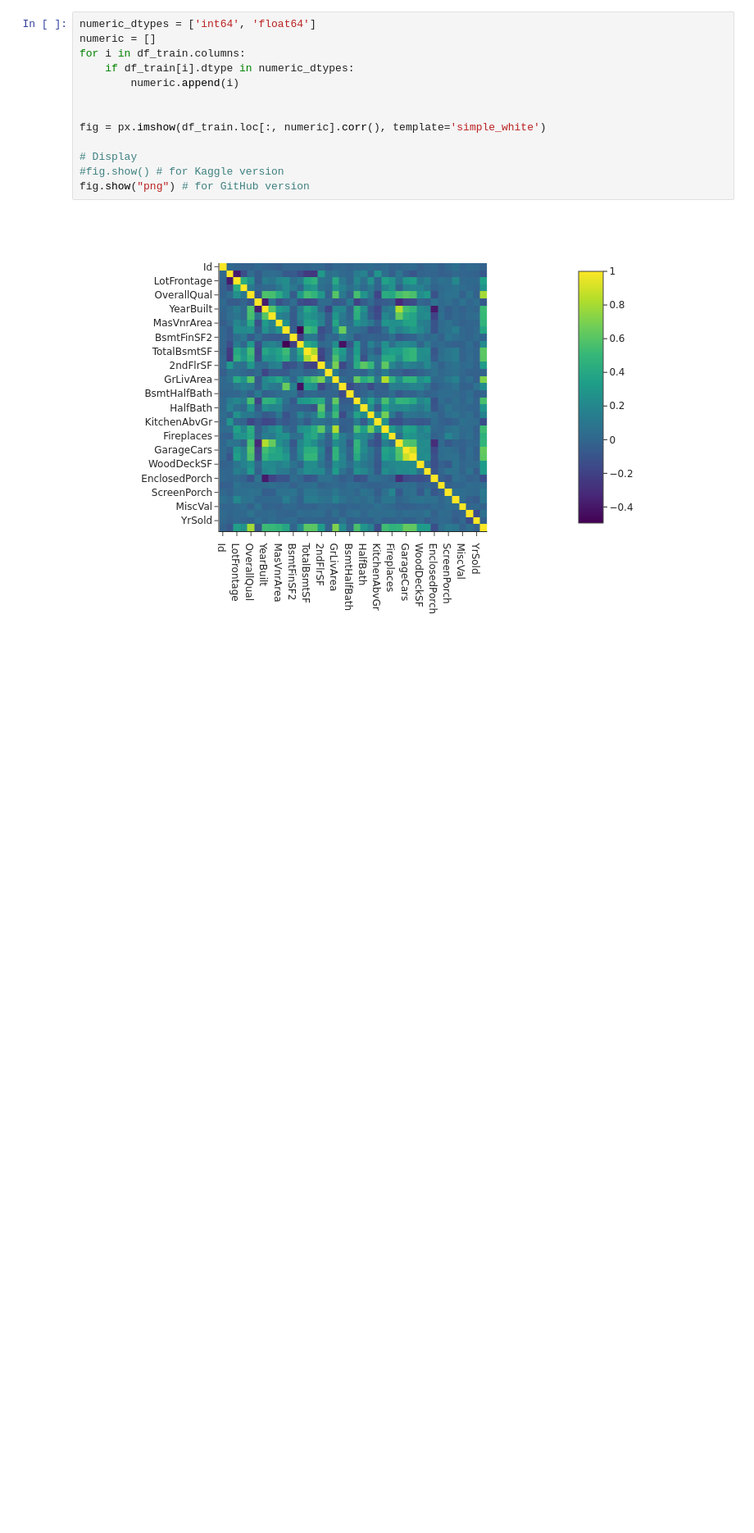
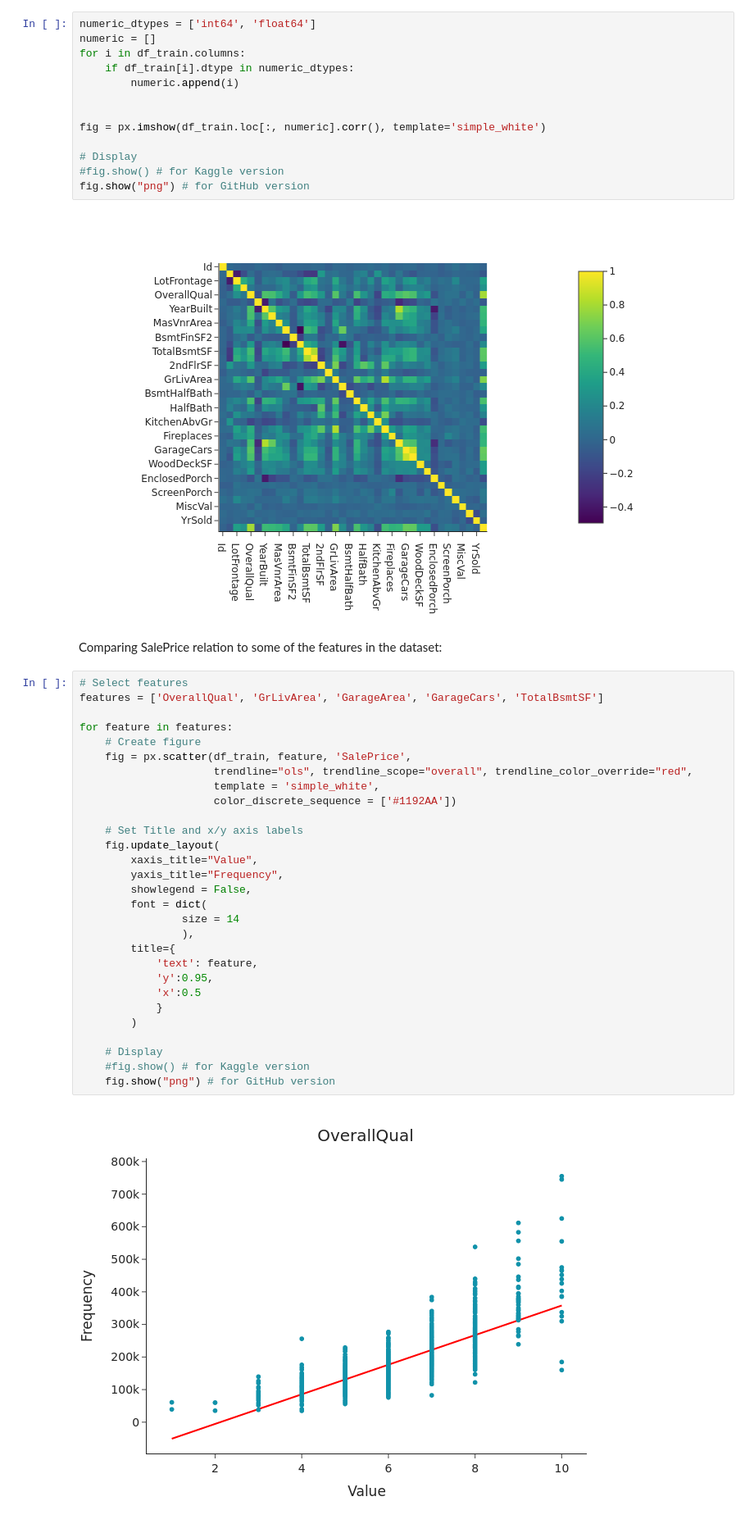
Before and after one commit to anomalytheorem/PracticeMachineLearning, a Jupyter notebook: notebooks/sklearn_homesales.ipynb, the cells around one changed output. Shown: that part at 82% size. Saved outputs shown, nothing was run; the diff lists cells and outputs as text; blank space fills up the shorter version.

```diff
--- a/notebooks/sklearn_homesales.ipynb
+++ b/notebooks/sklearn_homesales.ipynb
@@ -188,3 +188,36 @@ fig = px.imshow(df_train.loc[:, numeric].corr(), template='simple_white')
 fig.show("png") # for GitHub version
 # %% [output]
 [figure]
+# %% [markdown]
+Comparing SalePrice relation to some of the features in the dataset:
+# %%
+# Select features
+features = ['OverallQual', 'GrLivArea', 'GarageArea', 'GarageCars', 'TotalBsmtSF']
+
+for feature in features:
+    # Create figure
+    fig = px.scatter(df_train, feature, 'SalePrice',
+                     trendline="ols", trendline_scope="overall", trendline_color_override="red",
+                     template = 'simple_white',
+                     color_discrete_sequence = ['#1192AA'])
+
+    # Set Title and x/y axis labels
+    fig.update_layout(
+        xaxis_title="Value",
+        yaxis_title="Frequency",
+        showlegend = False,
+        font = dict(
+                size = 14
+                ),
+        title={
+            'text': feature,
+            'y':0.95,
+            'x':0.5
+            }
+        )
+
+    # Display
+    #fig.show() # for Kaggle version
+    fig.show("png") # for GitHub version
+# %% [output]
+[figure, added]
```
Also changed, not shown: parts of 3 cells of this notebook.
